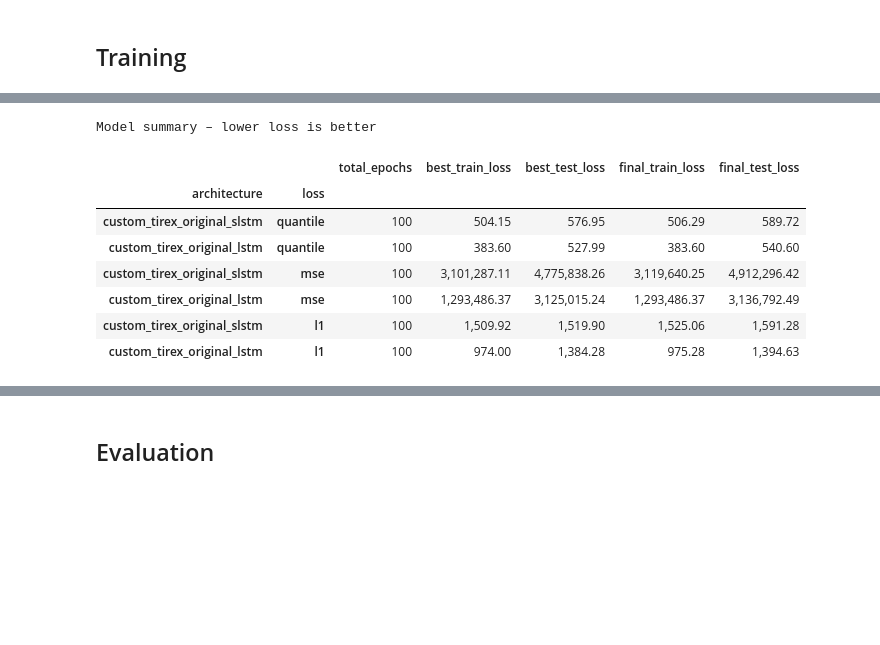
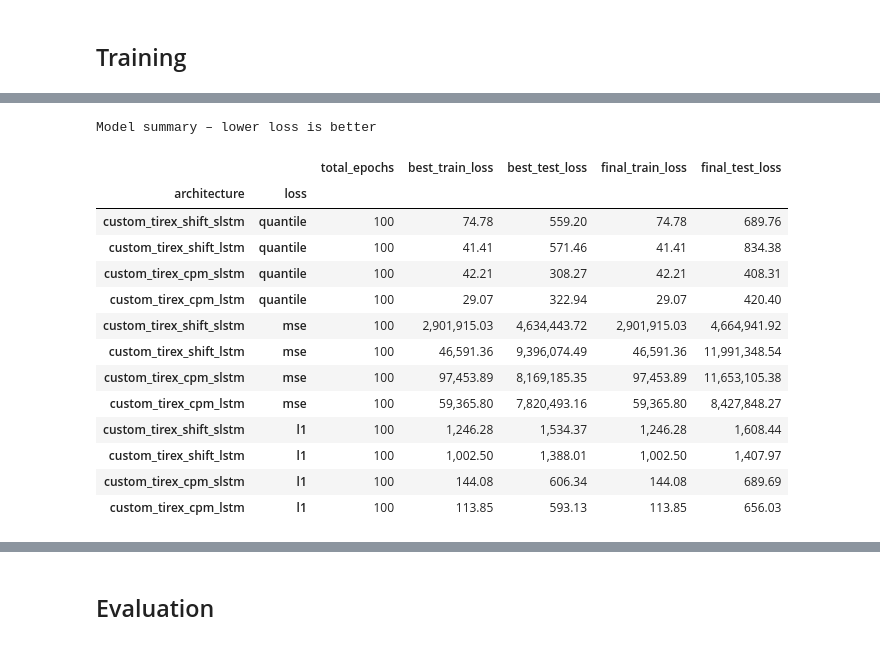
Before and after one commit to Richi0D/tirex_loss, a Jupyter notebook: notebooks/custom_tirex_cpm_evaluation.ipynb, the cells around one changed output, grey strips where cells are left out. Drawn from its saved outputs; the diff is of its cells as text; code cells hidden in the pictures; blank space fills up the shorter version.

```diff
--- a/notebooks/custom_tirex_cpm_evaluation.ipynb
+++ b/notebooks/custom_tirex_cpm_evaluation.ipynb
@@ -584,37 +597,44 @@ grid
 # %%
 df = pd.DataFrame(summaries).set_index("model")
 
 # Split model name into architecture + loss for easier scanning
 df.index = pd.MultiIndex.from_tuples(
     [tuple(n.rsplit("_", 1)) for n in df.index],
     names=["architecture", "loss"],
 )
 
-(
+df_print = (
     df.style
     .format({
         "total_epochs": "{:.0f}",
         "best_train_loss": "{:,.2f}",
         "best_test_loss": "{:,.2f}",
         "final_train_loss": "{:,.2f}",
         "final_test_loss": "{:,.2f}",
     })
     .background_gradient(subset=["best_test_loss"], cmap="RdYlGn_r")
     .background_gradient(subset=["best_train_loss"], cmap="RdYlGn_r")
     .set_caption("Model summary – lower loss is better")
     .set_table_styles([
         {"selector": "caption", "props": [("font-size", "13px"), ("font-weight", "bold"), ("text-align", "left")]},
         {"selector": "th", "props": [("text-align", "left"), ("padding", "6px 12px")]},
         {"selector": "td", "props": [("padding", "5px 12px")]},
     ])
 )
+df_print
 # %% [output]
 Model summary – lower loss is better
 |  |  | total_epochs | best_train_loss | best_test_loss | final_train_loss | final_test_loss |
 | architecture | loss |  |  |  |  |  |
-| custom_tirex_original_slstm | quantile | 100 | 504.15 | 576.95 | 506.29 | 589.72 |
-| custom_tirex_original_lstm | quantile | 100 | 383.60 | 527.99 | 383.60 | 540.60 |
-| custom_tirex_original_slstm | mse | 100 | 3,101,287.11 | 4,775,838.26 | 3,119,640.25 | 4,912,296.42 |
-| custom_tirex_original_lstm | mse | 100 | 1,293,486.37 | 3,125,015.24 | 1,293,486.37 | 3,136,792.49 |
-| custom_tirex_original_slstm | l1 | 100 | 1,509.92 | 1,519.90 | 1,525.06 | 1,591.28 |
-| custom_tirex_original_lstm | l1 | 100 | 974.00 | 1,384.28 | 975.28 | 1,394.63 |
+| custom_tirex_shift_slstm | quantile | 100 | 74.78 | 559.20 | 74.78 | 689.76 |
+| custom_tirex_shift_lstm | quantile | 100 | 41.41 | 571.46 | 41.41 | 834.38 |
+| custom_tirex_cpm_slstm | quantile | 100 | 42.21 | 308.27 | 42.21 | 408.31 |
+| custom_tirex_cpm_lstm | quantile | 100 | 29.07 | 322.94 | 29.07 | 420.40 |
+| custom_tirex_shift_slstm | mse | 100 | 2,901,915.03 | 4,634,443.72 | 2,901,915.03 | 4,664,941.92 |
+| custom_tirex_shift_lstm | mse | 100 | 46,591.36 | 9,396,074.49 | 46,591.36 | 11,991,348.54 |
+| custom_tirex_cpm_slstm | mse | 100 | 97,453.89 | 8,169,185.35 | 97,453.89 | 11,653,105.38 |
+| custom_tirex_cpm_lstm | mse | 100 | 59,365.80 | 7,820,493.16 | 59,365.80 | 8,427,848.27 |
+| custom_tirex_shift_slstm | l1 | 100 | 1,246.28 | 1,534.37 | 1,246.28 | 1,608.44 |
+| custom_tirex_shift_lstm | l1 | 100 | 1,002.50 | 1,388.01 | 1,002.50 | 1,407.97 |
+| custom_tirex_cpm_slstm | l1 | 100 | 144.08 | 606.34 | 144.08 | 689.69 |
+| custom_tirex_cpm_lstm | l1 | 100 | 113.85 | 593.13 | 113.85 | 656.03 |
```
Also changed, not shown: parts of 6 cells of this notebook, 13 other files.
